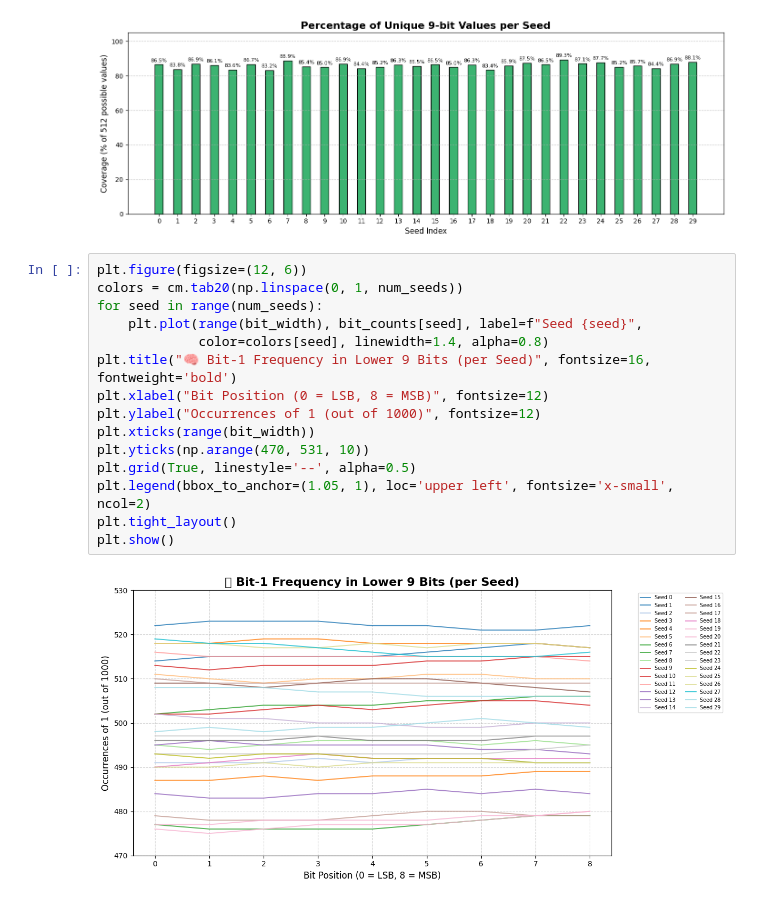
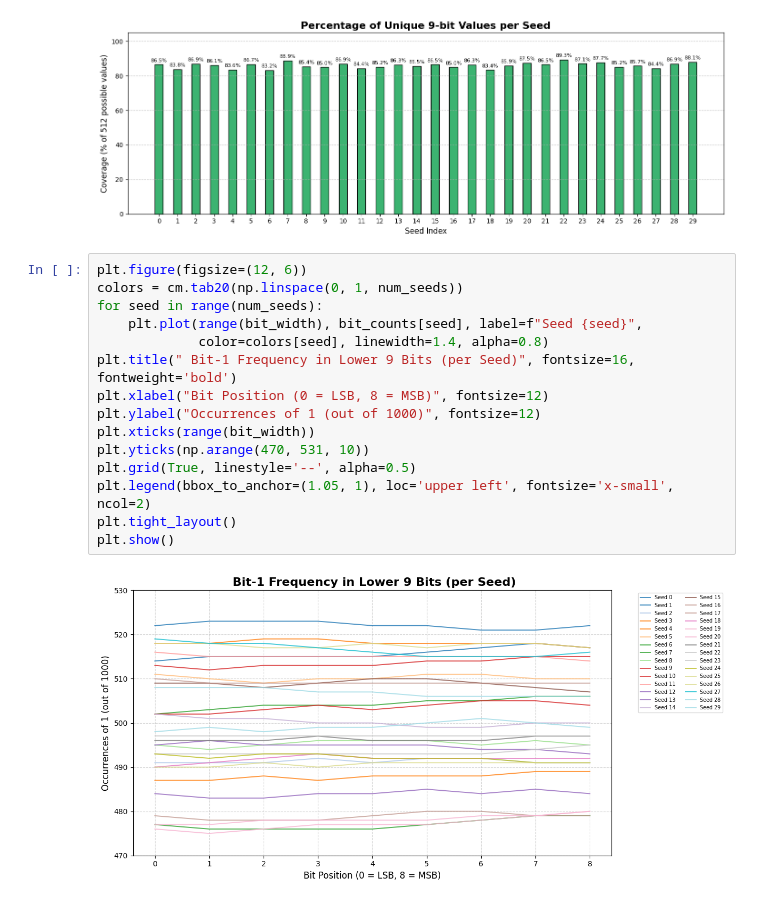
Before and after one commit to Forger-888/1D, a Jupyter notebook: Welcome_To_Colab.ipynb, the cells around one changed output. Cells and saved outputs as stored; diff of their text form.

```diff
--- a/Welcome_To_Colab.ipynb
+++ b/Welcome_To_Colab.ipynb
@@ -176,17 +176,17 @@ plt.show()
 # %%
 plt.figure(figsize=(12, 6))
 colors = cm.tab20(np.linspace(0, 1, num_seeds))
 for seed in range(num_seeds):
     plt.plot(range(bit_width), bit_counts[seed], label=f"Seed {seed}",
              color=colors[seed], linewidth=1.4, alpha=0.8)
-plt.title("🧠 Bit-1 Frequency in Lower 9 Bits (per Seed)", fontsize=16, fontweight='bold')
+plt.title(" Bit-1 Frequency in Lower 9 Bits (per Seed)", fontsize=16, fontweight='bold')
 plt.xlabel("Bit Position (0 = LSB, 8 = MSB)", fontsize=12)
 plt.ylabel("Occurrences of 1 (out of 1000)", fontsize=12)
 plt.xticks(range(bit_width))
 plt.yticks(np.arange(470, 531, 10))
 plt.grid(True, linestyle='--', alpha=0.5)
 plt.legend(bbox_to_anchor=(1.05, 1), loc='upper left', fontsize='x-small', ncol=2)
 plt.tight_layout()
 plt.show()
 # %% [output]
-[figure, old version]
+[figure, new version]
```
Also changed, not shown: parts of 1 cell of this notebook.
